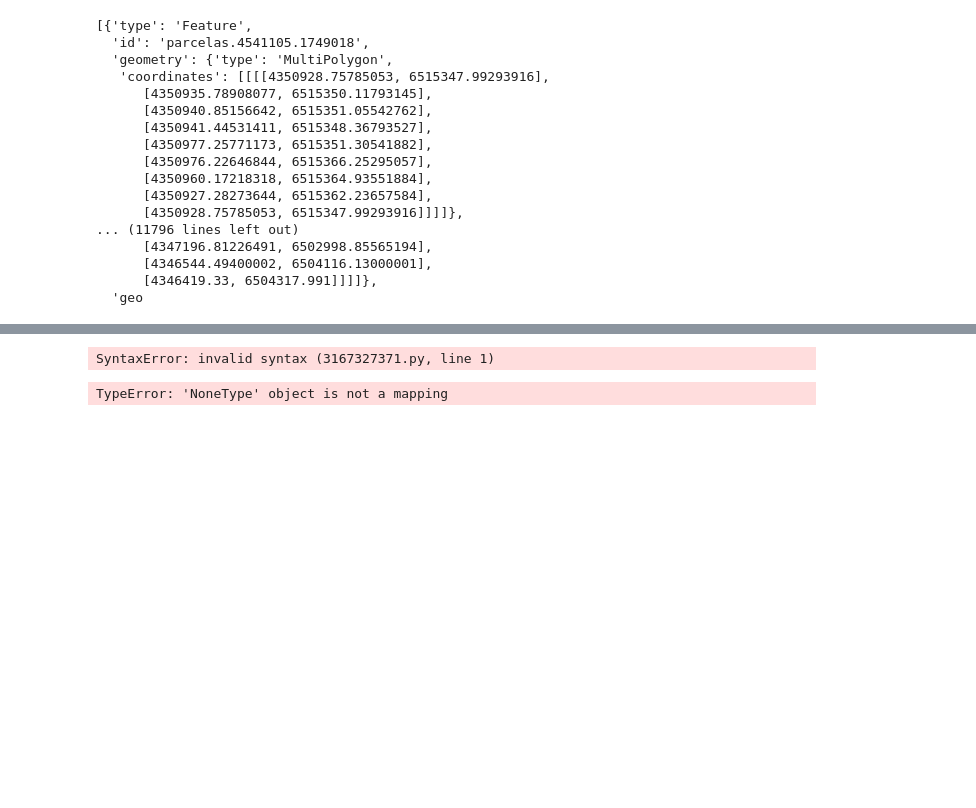
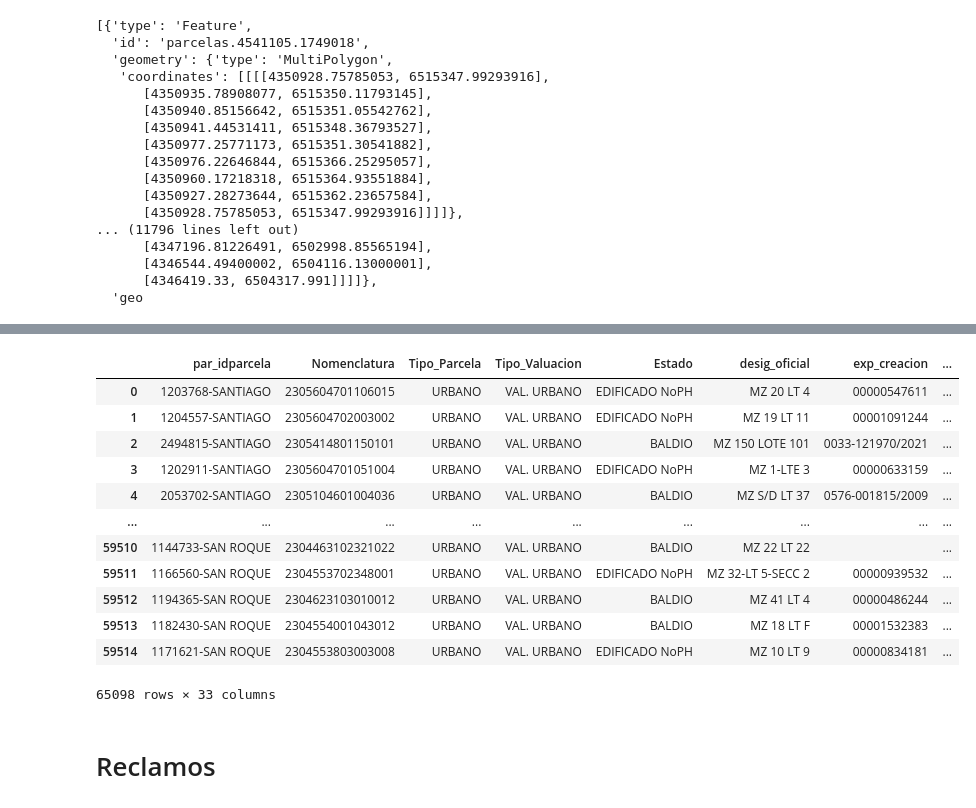
Before and after one commit to freire-guido/eci-2024, a Jupyter notebook: coso.ipynb, the cells around one changed output, grey strips where cells are left out. Saved outputs shown, nothing was run; the diff lists cells and outputs as text; code cells hidden in the pictures; blank space fills up the shorter version.

```diff
--- a/coso.ipynb
+++ b/coso.ipynb
@@ -47,13 +47,26 @@ santiago
 # %%
-[{**parcela['properties'], **parcela['geometry']} if parcela['geometry'] else parcela['properties'] for parcela in sanroque['features']]
+sanroque = pd.DataFrame([{**parcela['properties'], **parcela['geometry']} if parcela['geometry'] else parcela['properties'] for parcela in sanroque['features']])
+sanroque['par_idparcela'] = sanroque['par_idparcela'].apply(lambda id: str(id) + '-SAN ROQUE')
+sanroque.to_csv('sanroque.csv')
-# %% [output]
-SyntaxError: invalid syntax (3167327371.py, line 1)
-# %%
-sanroque = pd.DataFrame([{**parcela['properties'], **parcela['geometry']} for parcela in sanroque['features']])
-# sanroque['par_idparcela'] = sanroque['par_idparcela'].apply(lambda id: str(id) + '-SANROQUE')
-# sanroque
-# %% [output]
-TypeError: 'NoneType' object is not a mapping
+# %%
+parcelas = pd.concat([santiago, sanroque])
+parcelas
+# %% [output]
+|  | par_idparcela | Nomenclatura | Tipo_Parcela | Tipo_Valuacion | Estado | desig_oficial | exp_creacion | ... |
+| 0 | 1203768-SANTIAGO | 2305604701106015 | URBANO | VAL. URBANO | EDIFICADO NoPH | MZ 20 LT 4 | 00000547611 | ... |
+| 1 | 1204557-SANTIAGO | 2305604702003002 | URBANO | VAL. URBANO | EDIFICADO NoPH | MZ 19 LT 11 | 00001091244 | ... |
+| 2 | 2494815-SANTIAGO | 2305414801150101 | URBANO | VAL. URBANO | BALDIO | MZ 150 LOTE 101 | 0033-121970/2021 | ... |
+| 3 | 1202911-SANTIAGO | 2305604701051004 | URBANO | VAL. URBANO | EDIFICADO NoPH | MZ 1-LTE 3 | 00000633159 | ... |
+| 4 | 2053702-SANTIAGO | 2305104601004036 | URBANO | VAL. URBANO | BALDIO | MZ S/D LT 37 | 0576-001815/2009 | ... |
+| ... | ... | ... | ... | ... | ... | ... | ... | ... |
+| 59510 | 1144733-SAN ROQUE | 2304463102321022 | URBANO | VAL. URBANO | BALDIO | MZ 22 LT 22 |  | ... |
+| 59511 | 1166560-SAN ROQUE | 2304553702348001 | URBANO | VAL. URBANO | EDIFICADO NoPH | MZ 32-LT 5-SECC 2 | 00000939532 | ... |
+| 59512 | 1194365-SAN ROQUE | 2304623103010012 | URBANO | VAL. URBANO | BALDIO | MZ 41 LT 4 | 00000486244 | ... |
+| 59513 | 1182430-SAN ROQUE | 2304554001043012 | URBANO | VAL. URBANO | BALDIO | MZ 18 LT F | 00001532383 | ... |
+| 59514 | 1171621-SAN ROQUE | 2304553803003008 | URBANO | VAL. URBANO | EDIFICADO NoPH | MZ 10 LT 9 | 00000834181 | ... |
+65098 rows × 33 columns
+# %% [markdown]
+# Reclamos
 # %%
 claims = pd.read_csv('Claims-WorkingFile_v2.csv')
 claims[claims['Validado'] == 'X']
```
Also changed, not shown: parts of 9 cells of this notebook, 3 other files.
